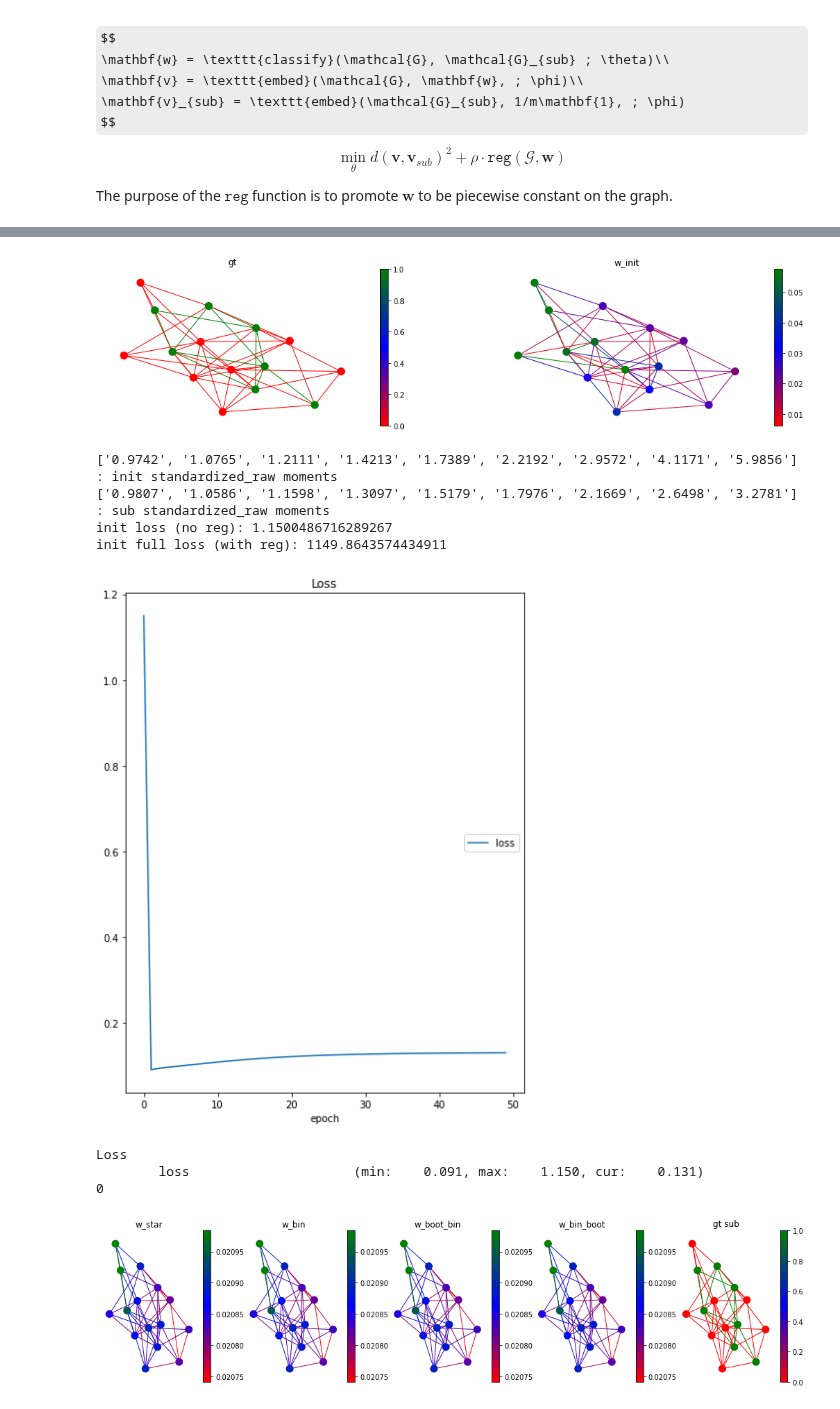
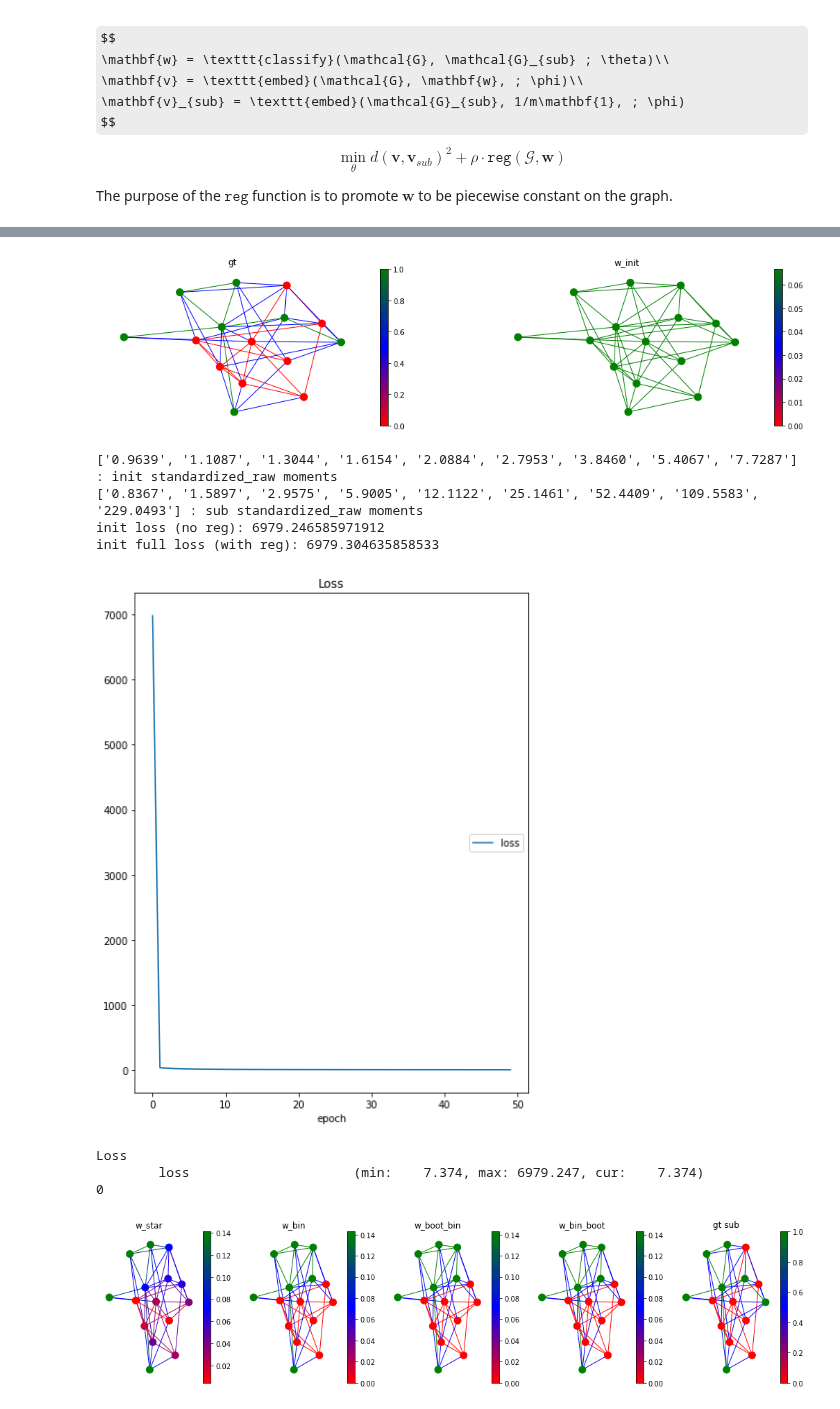
Before and after one commit to vistalab-technion/GraphMatching, a Jupyter notebook: subgraph_matching_via_nn/subgraph_localization_poc.ipynb, the cells around one changed output, grey strips where cells are left out. Cells and saved outputs as stored; diff of their text form; code cells hidden in the pictures; some formulas as TeX source.

```diff
--- a/subgraph_matching_via_nn/subgraph_localization_poc.ipynb
+++ b/subgraph_matching_via_nn/subgraph_localization_poc.ipynb
@@ -117,6 +117,6 @@ First 4 moments: ['0.4490', '0.2332', '0.1316', '0.0783', '0.0484', '0.0308']
 # %%
 # Transform to line
-to_line = True
+to_line = False
 graph_processor_params = {'to_line': to_line}
 graph_processor = GraphProcessor(params=graph_processor_params)
 # processed_G, gt_node_indicator_processed = graph_processor.pre_process(sub_graph)
@@ -197,14 +197,14 @@ last_layer = TopkSoftmaxClassificationLayer(k=params["m"], default_temp=0.5,
 
 # define node classifier networks
 #
-node_classifier_network = NNNodeClassifierNetwork(input_dim=input_dim,
-                                                  hidden_dim=hidden_dim,
-                                                  output_dim=output_dim,
-                                                  num_mid_layers=10,
-                                                  classification_layer=last_layer
-                                                  )
-# node_classifier_network = IdentityNodeClassifierNetwork(output_dim=output_dim,
-#                                                         classification_layer=last_layer)
+# node_classifier_network = NNNodeClassifierNetwork(input_dim=input_dim,
+#                                                   hidden_dim=hidden_dim,
+#                                                   output_dim=output_dim,
+#                                                   num_mid_layers=10,
+#                                                   classification_layer=last_layer
+#                                                   )
+node_classifier_network = IdentityNodeClassifierNetwork(output_dim=output_dim,
+                                                        classification_layer=last_layer)
 # node_classifier_network = GCNNodeClassifierNetwork(num_node_features_input=1,
 #                                       hidden_dim=hidden_dim,
 #                                       num_node_features_output=1,
@@ -303,11 +303,11 @@ w_all = []
 
 # --------- split here-----------
 # %% [output]
-[figure, old version]
+[figure, new version]
-['0.9742', '1.0765', '1.2111', '1.4213', '1.7389', '2.2192', '2.9572', '4.1171', '5.9856'] : init standardized_raw moments
-['0.9807', '1.0586', '1.1598', '1.3097', '1.5179', '1.7976', '2.1669', '2.6498', '3.2781'] : sub standardized_raw moments
-init loss (no reg): 1.1500486716289267
-init full loss (with reg): 1149.8643574434911
+['0.9639', '1.1087', '1.3044', '1.6154', '2.0884', '2.7953', '3.8460', '5.4067', '7.7287'] : init standardized_raw moments
+['0.8367', '1.5897', '2.9575', '5.9005', '12.1122', '25.1461', '52.4409', '109.5583', '229.0493'] : sub standardized_raw moments
+init loss (no reg): 6979.246585971912
+init full loss (with reg): 6979.304635858533
 # %%
 from subgraph_matching_via_nn.composite_nn.composite_solver import BaseCompositeSolver
 
@@ -336,12 +336,13 @@ for k in range(num_rand_exp):
 
     print(k)
 # %% [output]
-[figure, old version]
+[figure, new version]
 Loss
-        loss                     (min:    0.091, max:    1.150, cur:    0.131)
+        loss                     (min:    7.374, max: 6979.247, cur:    7.374)
 0
 # %%
-from subgraph_matching_via_nn.mask_binarization.indicator_dsitribution_binarizer import IndicatorDistributionBinarizer
+from subgraph_matching_via_nn.mask_binarization.indicator_dsitribution_binarizer import IndicatorDistributionBinarizer, \
+    IndicatorBinarizationType
 from subgraph_matching_via_nn.utils.utils import top_m
 import scipy as sp
 
@@ -431,7 +432,7 @@ from subgraph_matching_via_nn.graph_processors.graph_processors import GraphProc
 
 binarize = IndicatorDistributionBinarizer.binarize
 
-binarization_type = 'zoomout'
+binarization_type = IndicatorBinarizationType.TopK
 
 A_full_processed = torch.from_numpy(
     nx.to_numpy_array(processed_G)).type(TORCH_DTYPE)
@@ -452,34 +453,34 @@ w_boot_dict_bin = binarize(processed_G, w_boot, params, binarization_type)
 
 w_binarize_boot_dict = binarize(processed_G, np.median(
     np.array(
         [list(binarize(processed_G, w, params, binarization_type).values()) for w in
          w_all]), axis=0),
                                 params, binarization_type)
 
 fig, axes = plt.subplots(1, 5, figsize=[18, 4])
 
 indicator_w_star = w_star_dict if to_line else w_star
 indicator_w_th = w_bin_dict if to_line else np.array(list(w_bin_dict.values()))
 indicator_w_boot_th = w_boot_dict_bin if to_line else np.array(
     list(w_boot_dict_bin.values()))
 indicator_w_binarize_boot = w_binarize_boot_dict if to_line else np.array(
     list(w_binarize_boot_dict.values()))
 
 plot_graph_with_colors(G=G, distribution=indicator_w_star, title='w_star',
                        ax=axes[0], seed=seed)
 plot_graph_with_colors(G=G, distribution=indicator_w_th, title='w_bin',
                        ax=axes[1], seed=seed)
 plot_graph_with_colors(G=G, distribution=indicator_w_boot_th,
                        title='w_boot_bin',
                        ax=axes[2], seed=seed)
 plot_graph_with_colors(G=G, distribution=indicator_w_binarize_boot,
                        title='w_bin_boot',
                        ax=axes[3], seed=seed)
 plot_graph_with_colors(G=G, distribution=gt_indicator, title='gt sub', ax=axes[4],
                        seed=seed)
 plt.show()
 # %% [output]
-[figure, old version]
+[figure, new version]
 # %%
 idx = 0  # to choose which embedding to plot
 
```
Also changed, not shown: parts of 3 cells of this notebook.
